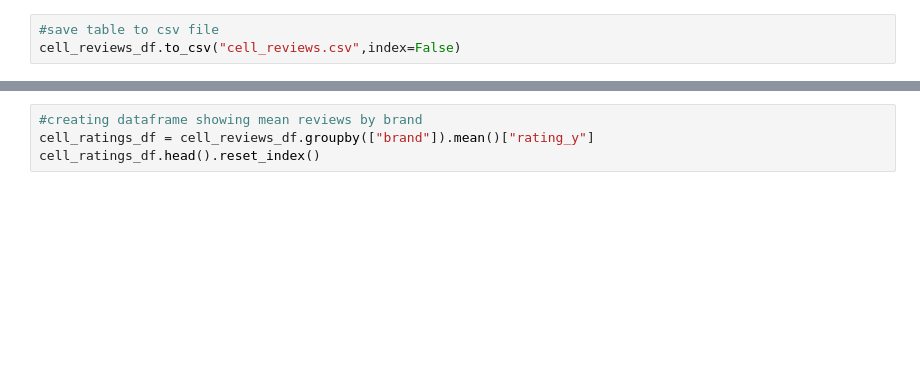
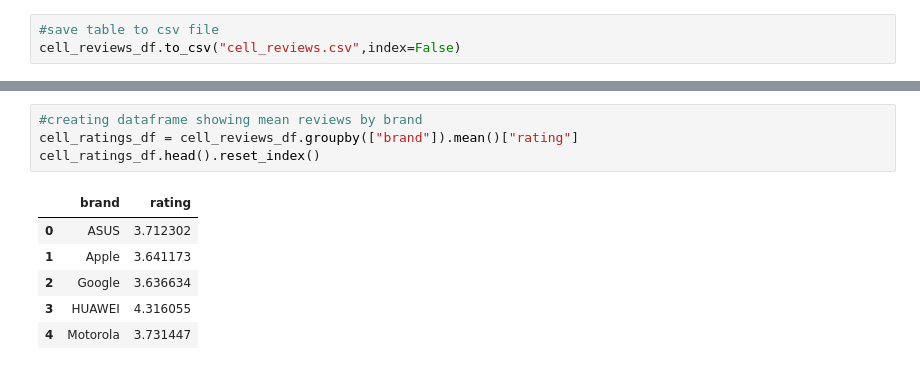
Before and after one commit to cburks03/ETL_Project, a Jupyter notebook: data_preparation.ipynb, the cells around one changed output, grey strips where cells are left out. Saved outputs shown, nothing was run; the diff lists cells and outputs as text; blank space fills up the shorter version.

```diff
--- a/data_preparation.ipynb
+++ b/data_preparation.ipynb
@@ -46,6 +49,13 @@ cell_reviews_df.brand.value_counts().plot(kind='pie', autopct='%1.0f%%')
 # %%
 #creating dataframe showing mean reviews by brand
-cell_ratings_df = cell_reviews_df.groupby(["brand"]).mean()["rating_y"]
+cell_ratings_df = cell_reviews_df.groupby(["brand"]).mean()["rating"]
 cell_ratings_df.head().reset_index()
+# %% [output]
+|  | brand | rating |
+| 0 | ASUS | 3.712302 |
+| 1 | Apple | 3.641173 |
+| 2 | Google | 3.636634 |
+| 3 | HUAWEI | 4.316055 |
+| 4 | Motorola | 3.731447 |
 # %%
 #created bar graph from cell_ratings_df
```
Also changed, not shown: parts of 2 cells of this notebook, 1 other file.
